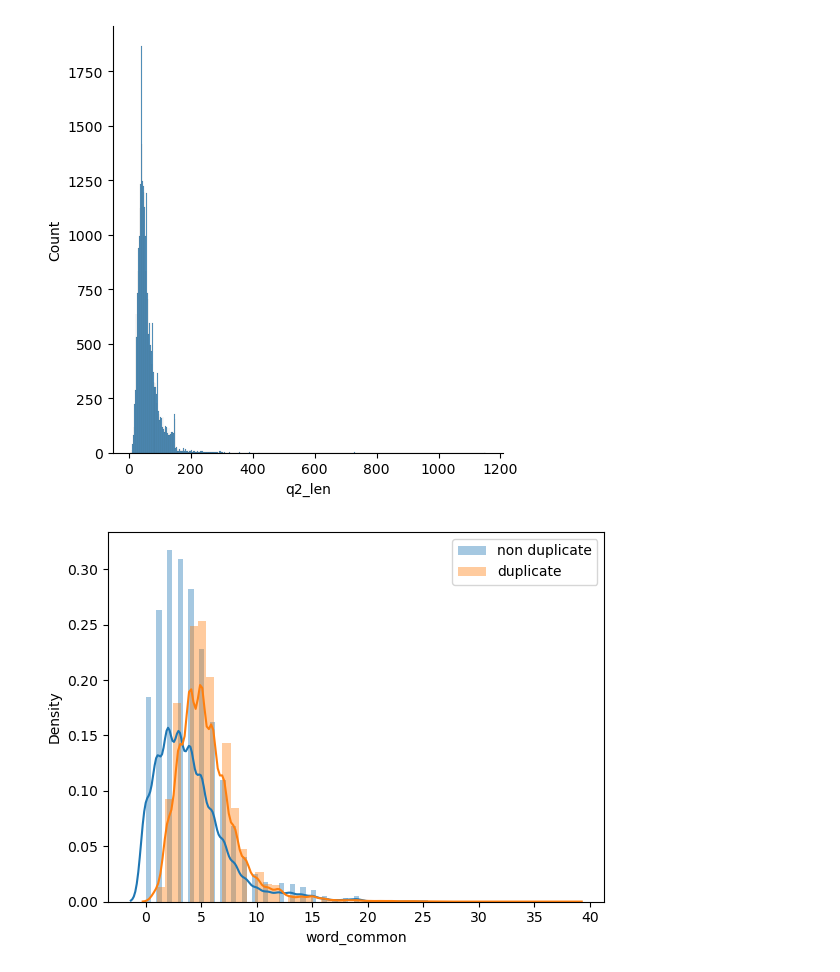
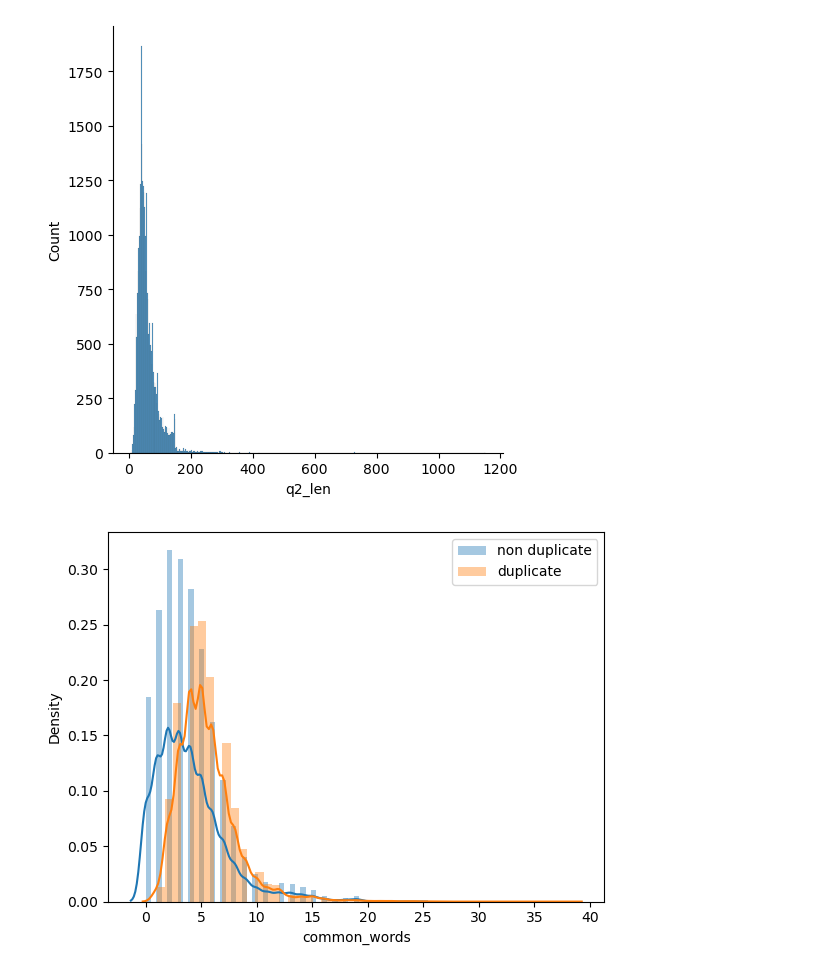
Before and after one commit to chetan-sharma-g/MachineLearning_WorkShop, a Jupyter notebook: Second Project/Duplicate_question.ipynb, the cells around one changed output. Drawn from its saved outputs; the diff is of its cells as text; code cells hidden in the pictures.

```diff
--- a/Second Project/Duplicate_question.ipynb
+++ b/Second Project/Duplicate_question.ipynb
@@ -100,6 +81,6 @@ new_df[new_df['is_duplicate']==0]
 # %%
-new_df['q1_num_words'] = new_df['question1'].apply(lambda row: len(row.split()))
-new_df['q2_num_words'] = new_df['question2'].apply(lambda row: len(row.split()))
+new_df['q1_num_words'] = new_df['question1'].apply(lambda row: len(row.split(" ")))
+new_df['q2_num_words'] = new_df['question2'].apply(lambda row: len(row.split(" ")))
 new_df.head()
 # %% [output]
 |  | id | qid1 | qid2 | question1 | question2 | is_duplicate | q1_len | q2_len | q1_num_words | ... |
@@ -114,7 +95,7 @@ def common_words(row):
     w2 = set(map(lambda word: word.lower().strip(), row['question2'].split(" ")))
     return len(w1 & w2)
 # %%
-new_df['word_common'] = new_df.apply(common_words, axis=1)
+new_df['common_words'] = new_df.apply(common_words, axis=1)
 new_df.head()
 # %% [output]
 |  | id | qid1 | qid2 | question1 | question2 | is_duplicate | q1_len | q2_len | q1_num_words | ... |
@@ -139,7 +120,7 @@ new_df.head()
 | 367788 | 367788 | 498109 | 491396 | Why do so many people in the U.S.... | My boyfriend doesnt feel guilty w... | 0 | 59 | 146 | 12 | ... |
 | 151235 | 151235 | 237843 | 50930 | Consequences of Bhopal gas tragedy? | What was the reason behind the Bh... | 0 | 35 | 50 | 5 | ... |
 # %%
-new_df['word_share'] = round(new_df['word_common']/new_df['word_total'],2)
+new_df['word_share'] = round(new_df['common_words']/new_df['word_total'],2)
 new_df.head()
 # %% [output]
 |  | id | qid1 | qid2 | question1 | question2 | is_duplicate | q1_len | q2_len | q1_num_words | ... |
@@ -170,9 +150,9 @@ maximum characters 1151
 average num of characters 60
 [figure]
 # %%
-sns.distplot(new_df[new_df['is_duplicate']==0]['word_common'], label='non duplicate')
-sns.distplot(new_df[new_df['is_duplicate']==1]['word_common'], label='duplicate')
+sns.distplot(new_df[new_df['is_duplicate']==0]['common_words'], label='non duplicate')
+sns.distplot(new_df[new_df['is_duplicate']==1]['common_words'], label='duplicate')
 plt.legend()
 plt.show()
 # %% [output]
-[figure, old version]
+[figure, new version]
```
Also changed, not shown: parts of 13 cells of this notebook.
